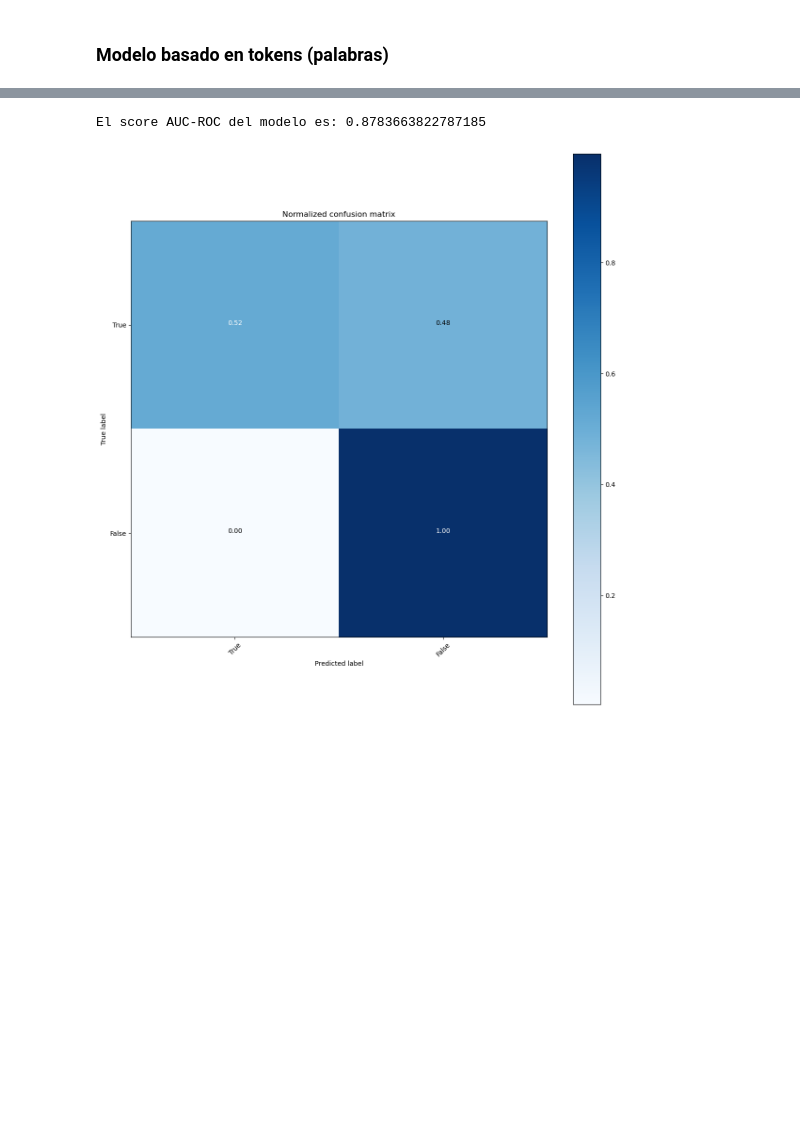
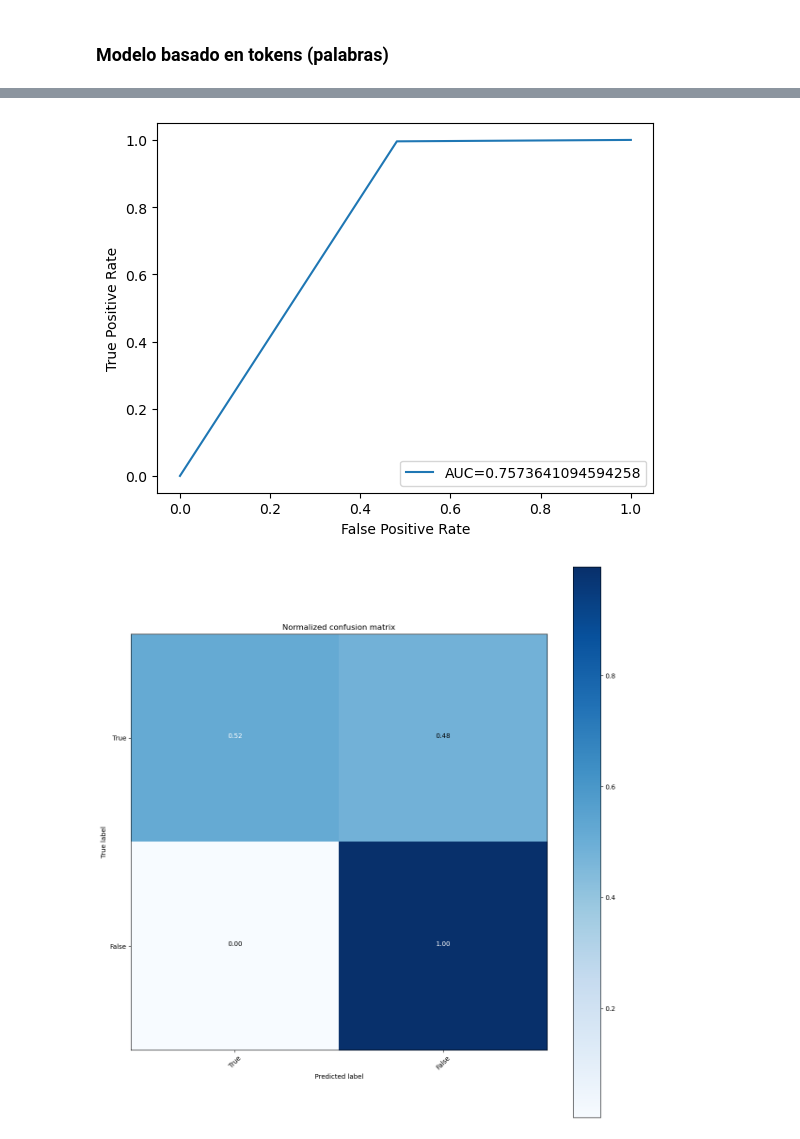
Before and after one commit to Javimh18/Indexacion, a Jupyter notebook: Practicas/P2/hotel_reviews_student.ipynb, the cells around one changed output, grey strips where cells are left out. Drawn from its saved outputs; the diff is of its cells as text; code cells hidden in the pictures; blank space fills up the shorter version.

```diff
--- a/Practicas/P2/hotel_reviews_student.ipynb
+++ b/Practicas/P2/hotel_reviews_student.ipynb
@@ -202,24 +240,26 @@ plt.show()
 # %%
 ####### INSERT YOUR CODE HERE
 
 ct = ColumnTransformer(
     [
         ("vectorizer_negative", HashingVectorizer(ngram_range=(1,1), analyzer="word"), 'Negative_Review'),
         ("vectorizer_positive", HashingVectorizer(ngram_range=(1,1), analyzer="word"), 'Positive_Review'),
     ]
 )
 
 ct.fit(train)
-data_train_tr = ct.transform(train)
+data_train_tr_token = ct.transform(train)
 
+model_token = LinearSVC()
+model_token.fit(data_train_tr_token, train['Approves'])
 
-model = LinearSVC()
-model.fit(data_train_tr, train['Approves'])
+data_test_tr_token = ct.transform(test)
+y_pred_token =  model_token.predict(data_test_tr_token)
 
-data_test_tr = ct.transform(test)
-y_pred =  model.predict(data_test_tr)
+fpr, tpr, _ = roc_curve(test['Approves'], y_pred_token)
+auc_token = roc_auc_score(test['Approves'], y_pred_token)
 
-print("El score AUC-ROC del modelo es:", roc_auc_score(y_pred, test['Approves']))
+custom_plot_auc_roc(fpr, tpr, auc_token)
 # %% [output]
-El score AUC-ROC del modelo es: 0.8783663822787185
+[figure, added]
 # %%
```
Also changed, not shown: parts of 25 cells of this notebook.
